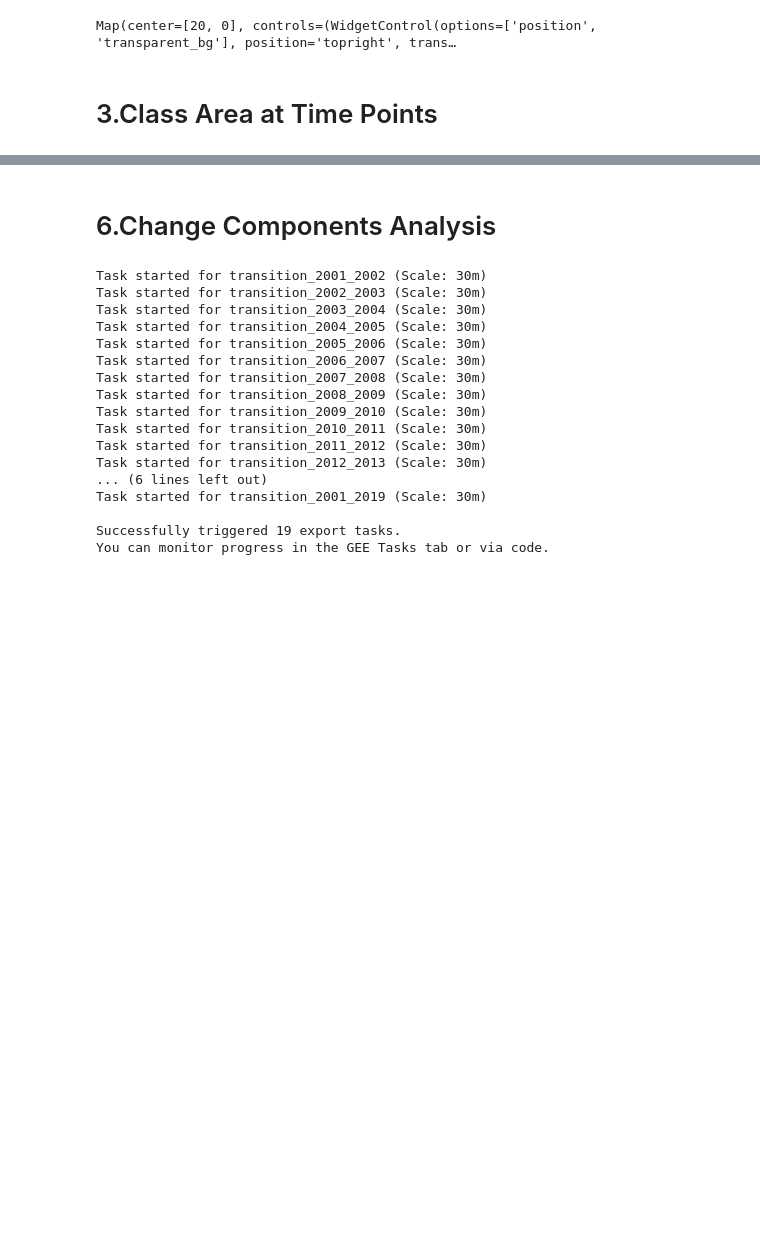
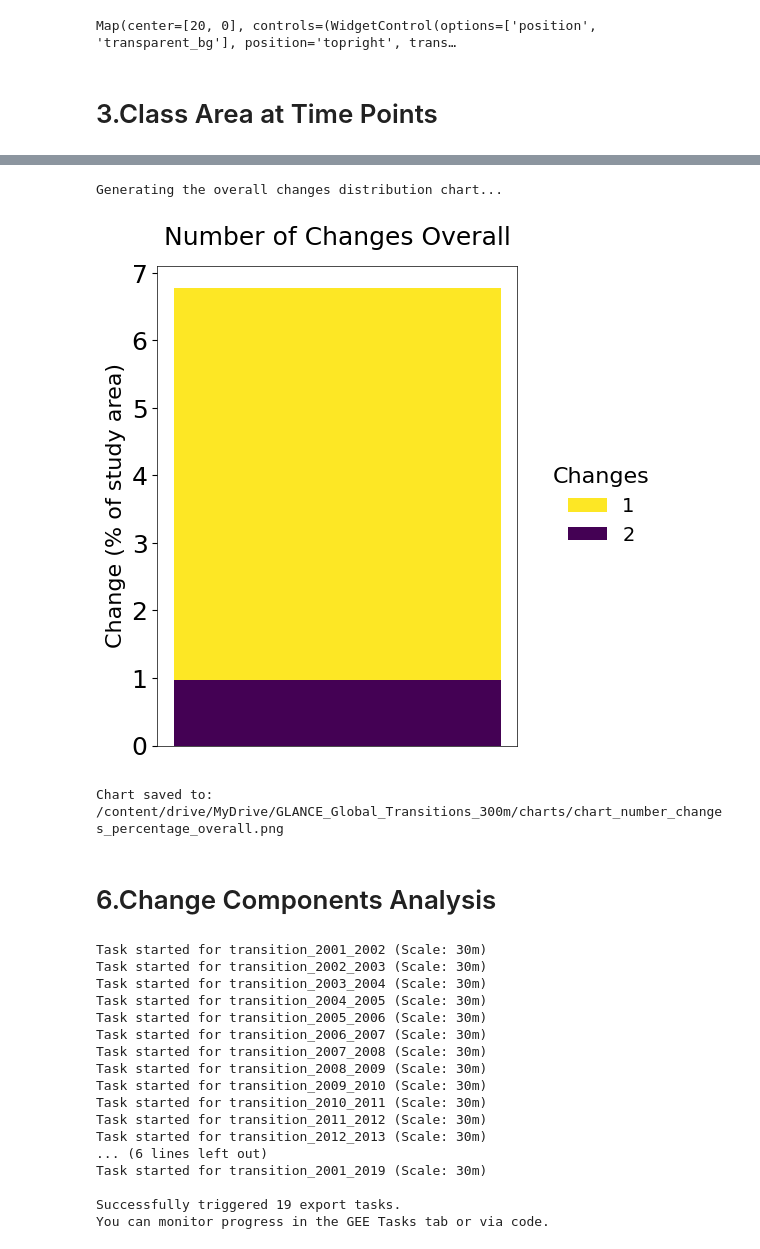
Before and after one commit to antoniovfonseca/agentic-ai-global-lulc, a Jupyter notebook: notebooks/transition-matrix-gee-glance.ipynb, the cells around one changed output, grey strips where cells are left out. Saved outputs shown, nothing was run; the diff lists cells and outputs as text; code cells hidden in the pictures; blank space fills up the shorter version.

```diff
--- a/notebooks/transition-matrix-gee-glance.ipynb
+++ b/notebooks/transition-matrix-gee-glance.ipynb
@@ -131,0 +153,10 @@ Chart successfully saved at: /content/drive/MyDrive/GLANCE_Global_Transitions_30
+# %%
+print("Generating the overall changes distribution chart...")
+utils.plot_number_of_changes_distribution(
+    input_dir=base_drive_dir,
+    output_dir=base_drive_dir,
+)
+# %% [output]
+Generating the overall changes distribution chart...
+[figure, added]
+Chart saved to: /content/drive/MyDrive/GLANCE_Global_Transitions_300m/charts/chart_number_changes_percentage_overall.png
```
Also changed, not shown: parts of 11 cells of this notebook.
